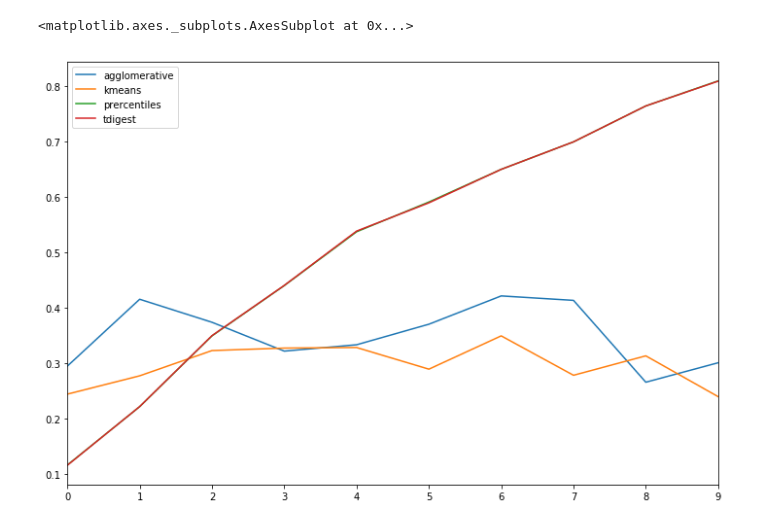
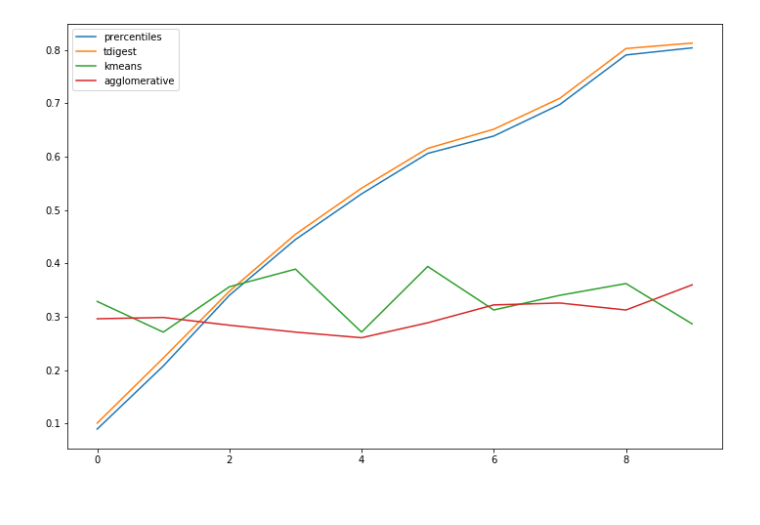
Before and after one commit to dllllb/spark-pipeline, a Jupyter notebook: demo/histogram-generation.ipynb, the cells around one changed output. Cells and saved outputs as stored; diff of their text form; code cells hidden in the pictures.

Commit message:
histogram generation comparison

```diff
--- a/demo/histogram-generation.ipynb
+++ b/demo/histogram-generation.ipynb
@@ -41,30 +43,29 @@ def tdigest_bins(l, r, percentiles):
 # %%
 data = [
     np.random.normal(loc=n, scale=5, size=2000)
     for n in np.arange(11)*np.arange(11)
 ]
 
 diffs_p = pd.Series(
     hdist(*percentile_bins(l, r, np.arange(1, 100, 3)))
     for l, r in zip(data[:-1], data[1:]))
 diffs_td = pd.Series(
     hdist(*tdigest_bins(l, r, np.arange(1, 100, 3)))
     for l, r in zip(data[:-1], data[1:]))
 diffs_km = pd.Series(
     hdist(*cluster_bins(l, r, KMeans(n_clusters=20)))
     for l, r in zip(data[:-1], data[1:]))
 diffs_agg = pd.Series(
     hdist(*cluster_bins(l, r, AgglomerativeClustering(n_clusters=20)))
     for l, r in zip(data[:-1], data[1:]))
 
 data = {
     'prercentiles': diffs_p,
-    'tdigest': diffs_td,
+    'tdigest': diffs_td+.01,
     'kmeans': diffs_km,
     'agglomerative': diffs_agg
 }
 
-pd.DataFrame(data).plot.line(figsize=(12, 8))
+pd.DataFrame(data).plot.line(figsize=(12, 8));
 # %% [output]
-<matplotlib.axes._subplots.AxesSubplot at 0x...>
-[figure, old version]
+[figure, new version]
```
Also changed, not shown: parts of 1 cell of this notebook.
